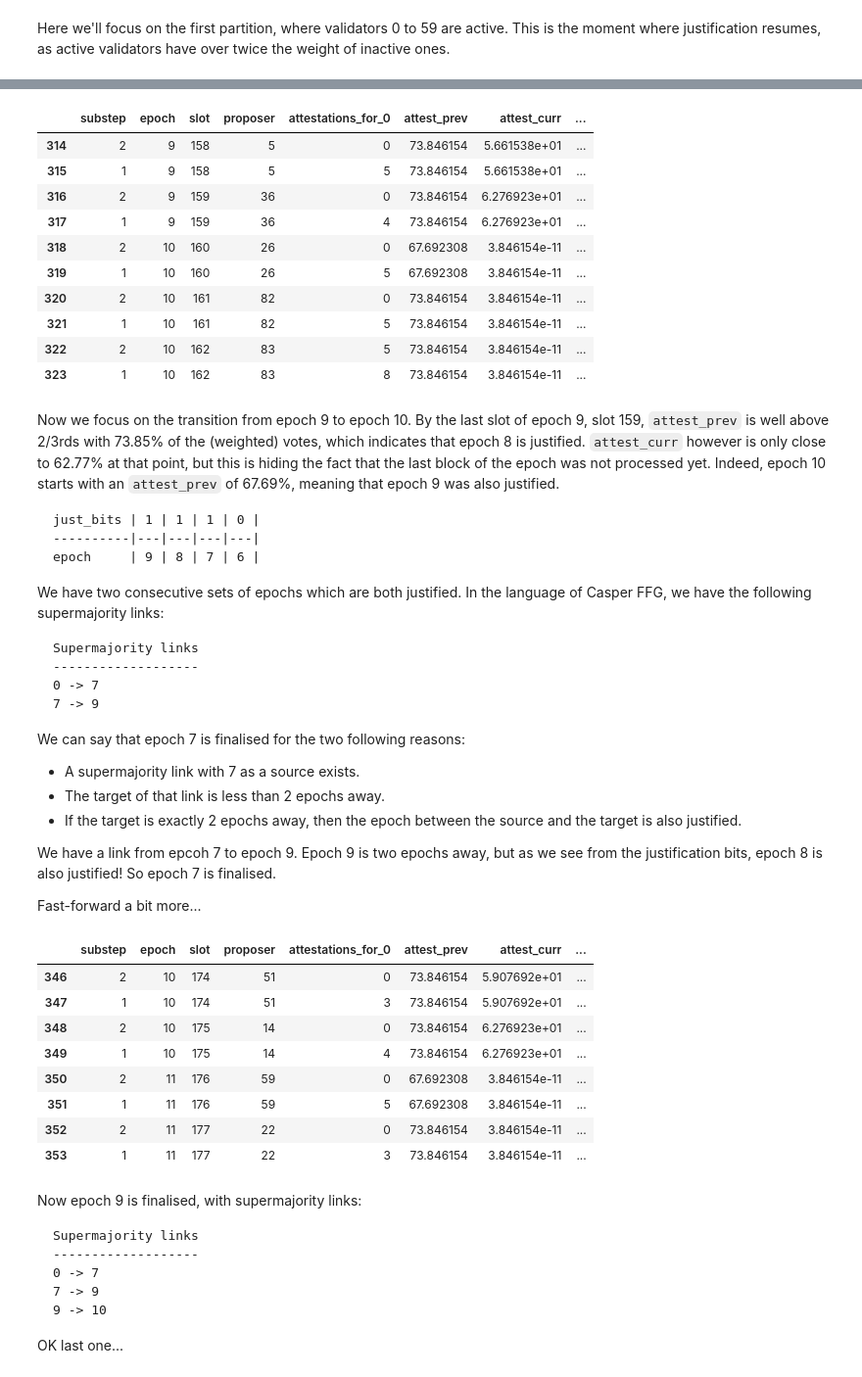
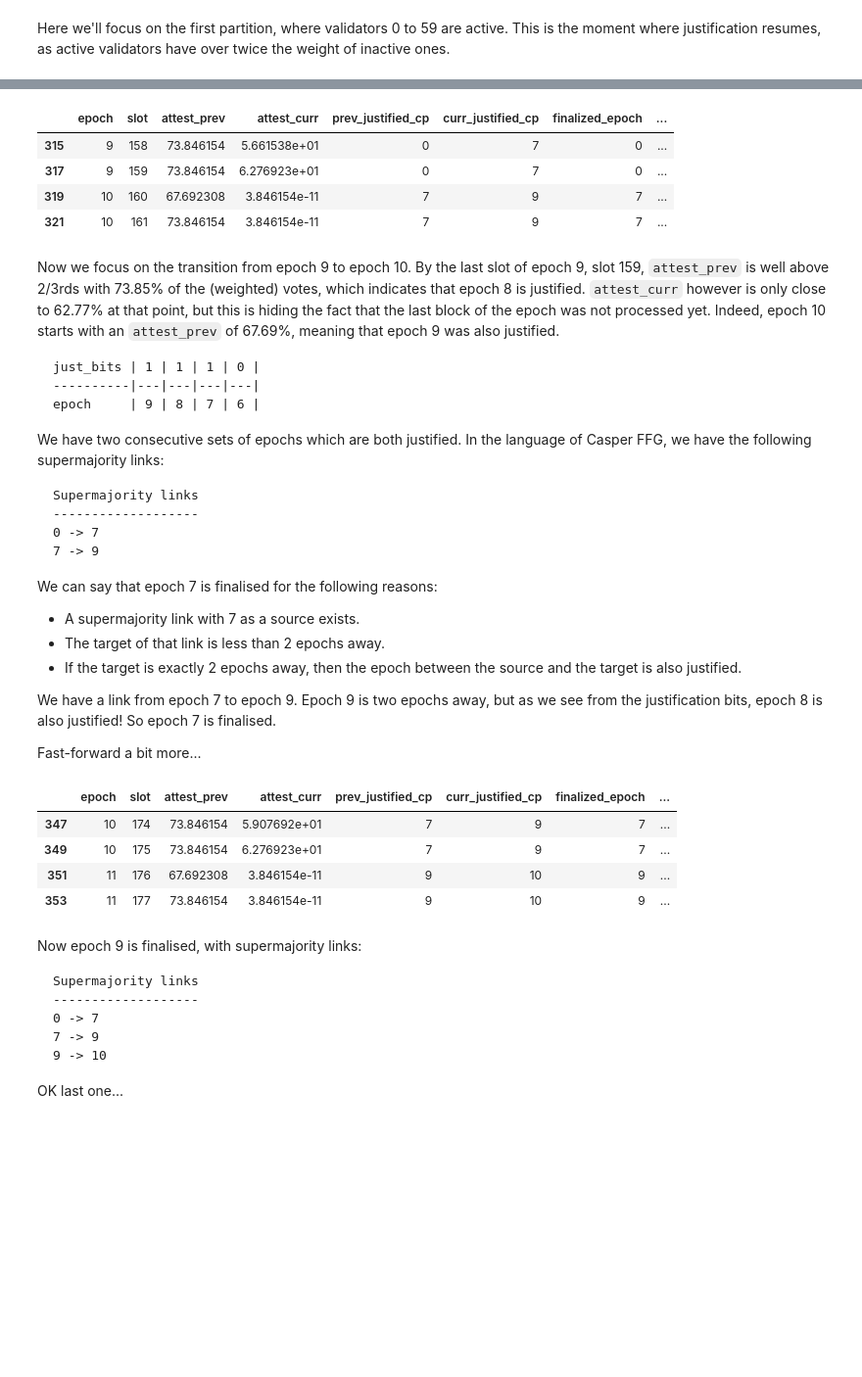
Before and after one commit to ethereum/rig, a Jupyter notebook: eth2economics/code/beaconrunner2049/beacon_runner_2049.ipynb, the cells around one changed output, grey strips where cells are left out. Shown at 98% size. Drawn from its saved outputs; the diff is of its cells as text; code cells hidden in the pictures; blank space fills up the shorter version.

`````diff
--- a/eth2economics/code/beaconrunner2049/beacon_runner_2049.ipynb
+++ b/eth2economics/code/beaconrunner2049/beacon_runner_2049.ipynb
@@ -322,25 +322,22 @@ df[df.substep == 1].plot('timestep', ['activity_ratio_0', 'activity_ratio_1'])
 # %% [markdown]
 Unsurprisingly, partition 0 is the quickest to reach an activity ratio of 2 and thus resumes finalisation much earlier than partition 1. Let's dive into what happens as the chains start finalising again. We'll grab a few more outputs from our simulations first.
 # %%
-df["finalized_epoch_0"] = df.network.apply(
-    lambda nt: nt.sets[0].beacon_state.finalized_checkpoint.epoch
-)
-df["finalized_epoch_1"] = df.network.apply(
-    lambda nt: nt.sets[1].beacon_state.finalized_checkpoint.epoch
-)
-df['just_bits'] = df.network.apply(
-    lambda network: network.sets[0].beacon_state.justification_bits
-)
 df['slot'] = df.network.apply(
     lambda network: network.sets[0].beacon_state.slot
 )
 df['epoch'] = df.network.apply(
     lambda network: specs.get_current_epoch(network.sets[0].beacon_state)
 )
-df['previous_justified_checkpoint'] = df.network.apply(
+df["finalized_epoch"] = df.network.apply(
+    lambda nt: nt.sets[0].beacon_state.finalized_checkpoint.epoch
+)
+df['just_bits'] = df.network.apply(
+    lambda network: network.sets[0].beacon_state.justification_bits
+)
+df['prev_justified_cp'] = df.network.apply(
     lambda network: network.sets[0].beacon_state.previous_justified_checkpoint.epoch
 )
-df['current_justified_checkpoint'] = df.network.apply(
+df['curr_justified_cp'] = df.network.apply(
     lambda network: network.sets[0].beacon_state.current_justified_checkpoint.epoch
 )
 df['proposer'] = df.network.apply(
@@ -434,19 +407,13 @@ Supermajority links
 # %%
-subs = df[(df.slot >= 158) & (df.slot < 163)]
-subs[['substep', 'epoch', 'slot', 'proposer', 'attestations_for_0', 'attest_prev', 'attest_curr',
-      'previous_justified_checkpoint', 'current_justified_checkpoint', 'finalized_epoch_0', 'just_bits']]
+subs = df[(df.slot >= 158) & (df.slot < 162) & (df.substep == 1)]
+subs[['epoch', 'slot', 'attest_prev', 'attest_curr',
+      'prev_justified_cp', 'curr_justified_cp', 'finalized_epoch', 'just_bits']]
 # %% [output]
-|  | substep | epoch | slot | proposer | attestations_for_0 | attest_prev | attest_curr | ... |
-| 314 | 2 | 9 | 158 | 5 | 0 | 73.846154 | 5.661538e+01 | ... |
-| 315 | 1 | 9 | 158 | 5 | 5 | 73.846154 | 5.661538e+01 | ... |
-| 316 | 2 | 9 | 159 | 36 | 0 | 73.846154 | 6.276923e+01 | ... |
-| 317 | 1 | 9 | 159 | 36 | 4 | 73.846154 | 6.276923e+01 | ... |
-| 318 | 2 | 10 | 160 | 26 | 0 | 67.692308 | 3.846154e-11 | ... |
-| 319 | 1 | 10 | 160 | 26 | 5 | 67.692308 | 3.846154e-11 | ... |
-| 320 | 2 | 10 | 161 | 82 | 0 | 73.846154 | 3.846154e-11 | ... |
-| 321 | 1 | 10 | 161 | 82 | 5 | 73.846154 | 3.846154e-11 | ... |
-| 322 | 2 | 10 | 162 | 83 | 5 | 73.846154 | 3.846154e-11 | ... |
-| 323 | 1 | 10 | 162 | 83 | 8 | 73.846154 | 3.846154e-11 | ... |
+|  | epoch | slot | attest_prev | attest_curr | prev_justified_cp | curr_justified_cp | finalized_epoch | ... |
+| 315 | 9 | 158 | 73.846154 | 5.661538e+01 | 0 | 7 | 0 | ... |
+| 317 | 9 | 159 | 73.846154 | 6.276923e+01 | 0 | 7 | 0 | ... |
+| 319 | 10 | 160 | 67.692308 | 3.846154e-11 | 7 | 9 | 7 | ... |
+| 321 | 10 | 161 | 73.846154 | 3.846154e-11 | 7 | 9 | 7 | ... |
 # %% [markdown]
 Now we focus on the transition from epoch 9 to epoch 10. By the last slot of epoch 9, slot 159, `attest_prev` is well above 2/3rds with 73.85% of the (weighted) votes, which indicates that epoch 8 is justified. `attest_curr` however is only close to 62.77% at that point, but this is hiding the fact that the last block of the epoch was not processed yet. Indeed, epoch 10 starts with an `attest_prev` of 67.69%, meaning that epoch 9 was also justified.
 
@@ -465,29 +432,25 @@ Supermajority links
 7 -> 9
 ````
 
-We can say that epoch 7 is finalised for the two following reasons:
+We can say that epoch 7 is finalised for the following reasons:
 
 - A supermajority link with 7 as a source exists.
 - The target of that link is less than 2 epochs away.
 - If the target is exactly 2 epochs away, then the epoch between the source and the target is also justified.
 
-We have a link from epcoh 7 to epoch 9. Epoch 9 is two epochs away, but as we see from the justification bits, epoch 8 is also justified! So epoch 7 is finalised.
+We have a link from epoch 7 to epoch 9. Epoch 9 is two epochs away, but as we see from the justification bits, epoch 8 is also justified! So epoch 7 is finalised.
 
 Fast-forward a bit more...
 # %%
-subs = df[(df.slot >= 174) & (df.slot < 178)]
-subs[['substep', 'epoch', 'slot', 'proposer', 'attestations_for_0', 'attest_prev', 'attest_curr',
-      'previous_justified_checkpoint', 'current_justified_checkpoint', 'finalized_epoch_0', 'just_bits']]
+subs = df[(df.slot >= 174) & (df.slot < 178) & (df.substep == 1)]
+subs[['epoch', 'slot', 'attest_prev', 'attest_curr',
+      'prev_justified_cp', 'curr_justified_cp', 'finalized_epoch', 'just_bits']]
 # %% [output]
-|  | substep | epoch | slot | proposer | attestations_for_0 | attest_prev | attest_curr | ... |
-| 346 | 2 | 10 | 174 | 51 | 0 | 73.846154 | 5.907692e+01 | ... |
-| 347 | 1 | 10 | 174 | 51 | 3 | 73.846154 | 5.907692e+01 | ... |
-| 348 | 2 | 10 | 175 | 14 | 0 | 73.846154 | 6.276923e+01 | ... |
-| 349 | 1 | 10 | 175 | 14 | 4 | 73.846154 | 6.276923e+01 | ... |
-| 350 | 2 | 11 | 176 | 59 | 0 | 67.692308 | 3.846154e-11 | ... |
-| 351 | 1 | 11 | 176 | 59 | 5 | 67.692308 | 3.846154e-11 | ... |
-| 352 | 2 | 11 | 177 | 22 | 0 | 73.846154 | 3.846154e-11 | ... |
-| 353 | 1 | 11 | 177 | 22 | 3 | 73.846154 | 3.846154e-11 | ... |
+|  | epoch | slot | attest_prev | attest_curr | prev_justified_cp | curr_justified_cp | finalized_epoch | ... |
+| 347 | 10 | 174 | 73.846154 | 5.907692e+01 | 7 | 9 | 7 | ... |
+| 349 | 10 | 175 | 73.846154 | 6.276923e+01 | 7 | 9 | 7 | ... |
+| 351 | 11 | 176 | 67.692308 | 3.846154e-11 | 9 | 10 | 9 | ... |
+| 353 | 11 | 177 | 73.846154 | 3.846154e-11 | 9 | 10 | 9 | ... |
 # %% [markdown]
 Now epoch 9 is finalised, with supermajority links:
 
`````
Also changed, not shown: parts of 5 cells of this notebook.
